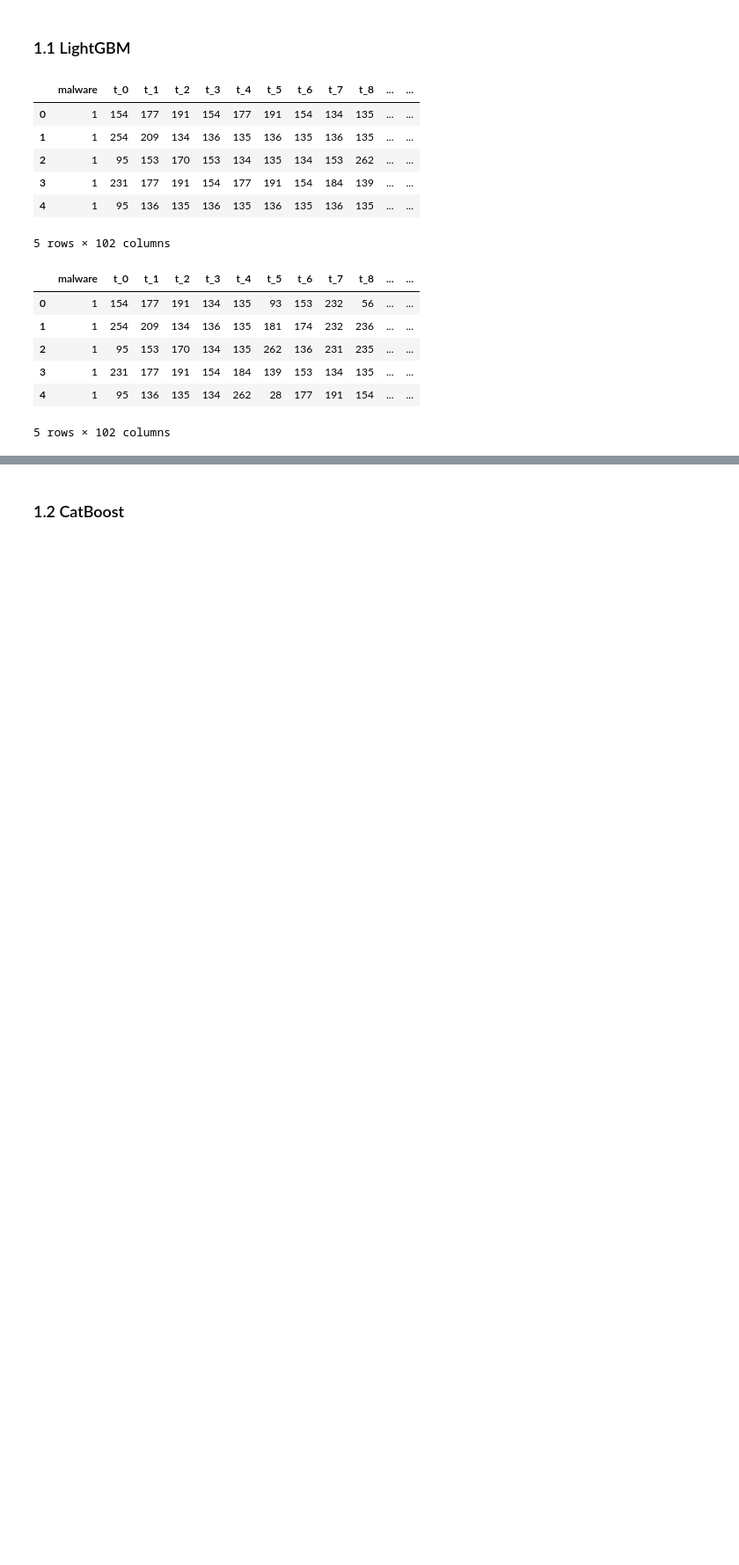
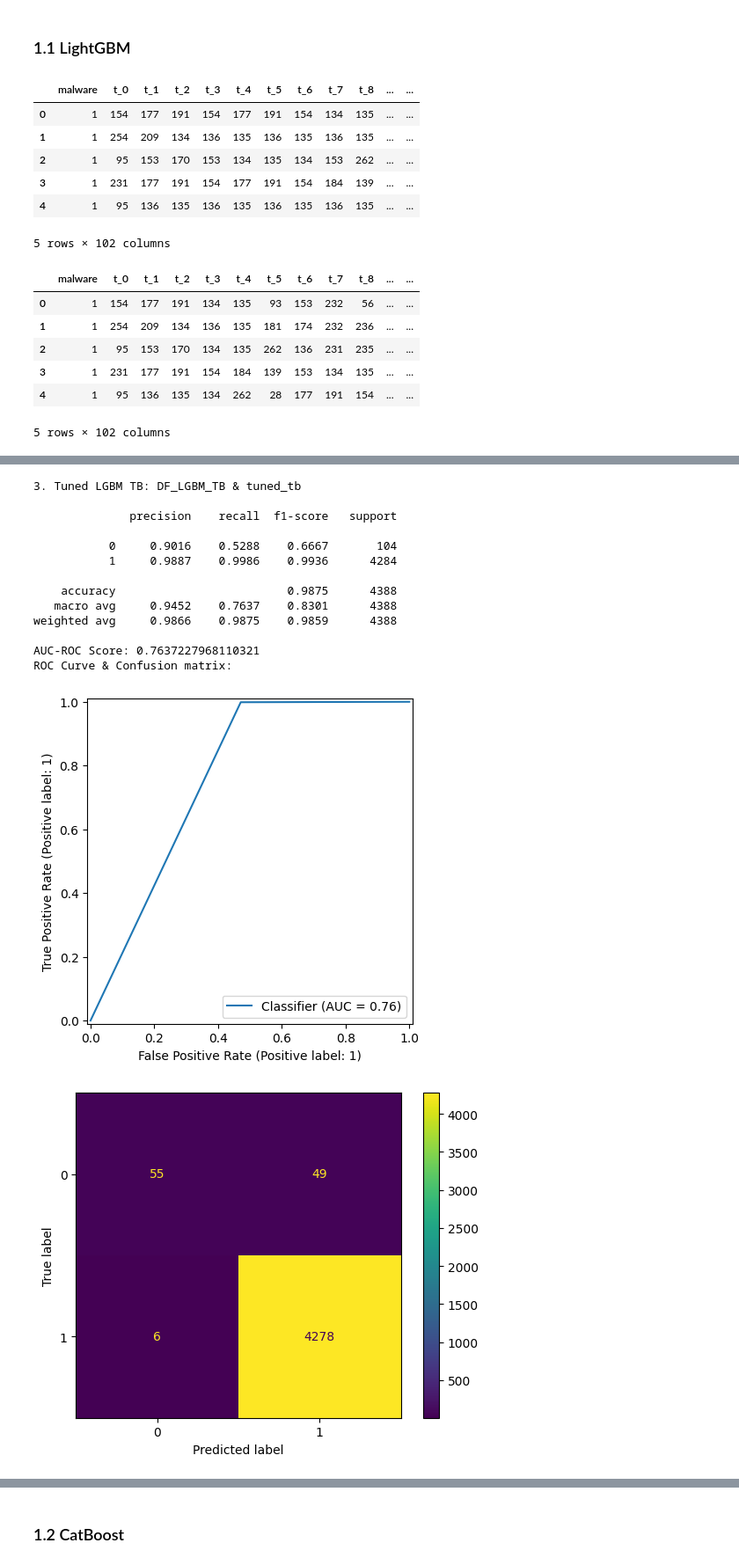
Before and after one commit to jm55/THESIS, a Jupyter notebook: Official Development/GBDT_Evaluation/1 Model_Robustness.ipynb, the cells around one changed output, grey strips where cells are left out. Shown at 88% size. Drawn from its saved outputs; the diff is of its cells as text; code cells hidden in the pictures; blank space fills up the shorter version.

```diff
--- a/Official Development/GBDT_Evaluation/1 Model_Robustness.ipynb
+++ b/Official Development/GBDT_Evaluation/1 Model_Robustness.ipynb
@@ -67,0 +114,19 @@ https://scikit-learn.org/stable/model_persistence.html#security-maintainability-
+# %%
+print("3. Tuned LGBM TB\n")
+evaluate(tuned_tb, DF_LGBM_TB.iloc[:,1:101], DF_LGBM_TB.iloc[:,0])
+# %% [output]
+3. Tuned LGBM TB: DF_LGBM_TB & tuned_tb
+
+              precision    recall  f1-score   support
+
+           0     0.9016    0.5288    0.6667       104
+           1     0.9887    0.9986    0.9936      4284
+
+    accuracy                         0.9875      4388
+   macro avg     0.9452    0.7637    0.8301      4388
+weighted avg     0.9866    0.9875    0.9859      4388
+
+AUC-ROC Score: 0.7637227968110321
+ROC Curve & Confusion matrix:
+[figure, added]
+[figure, added]
```
Also changed, not shown: parts of 15 cells of this notebook.
